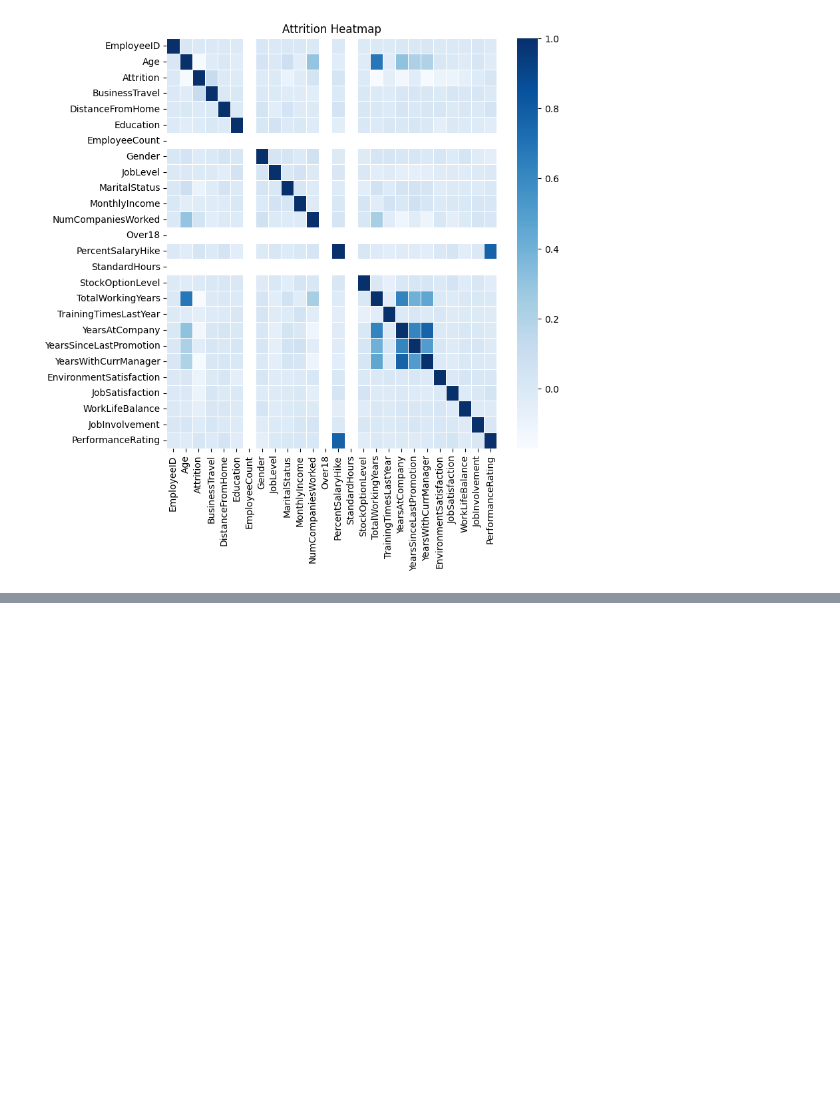
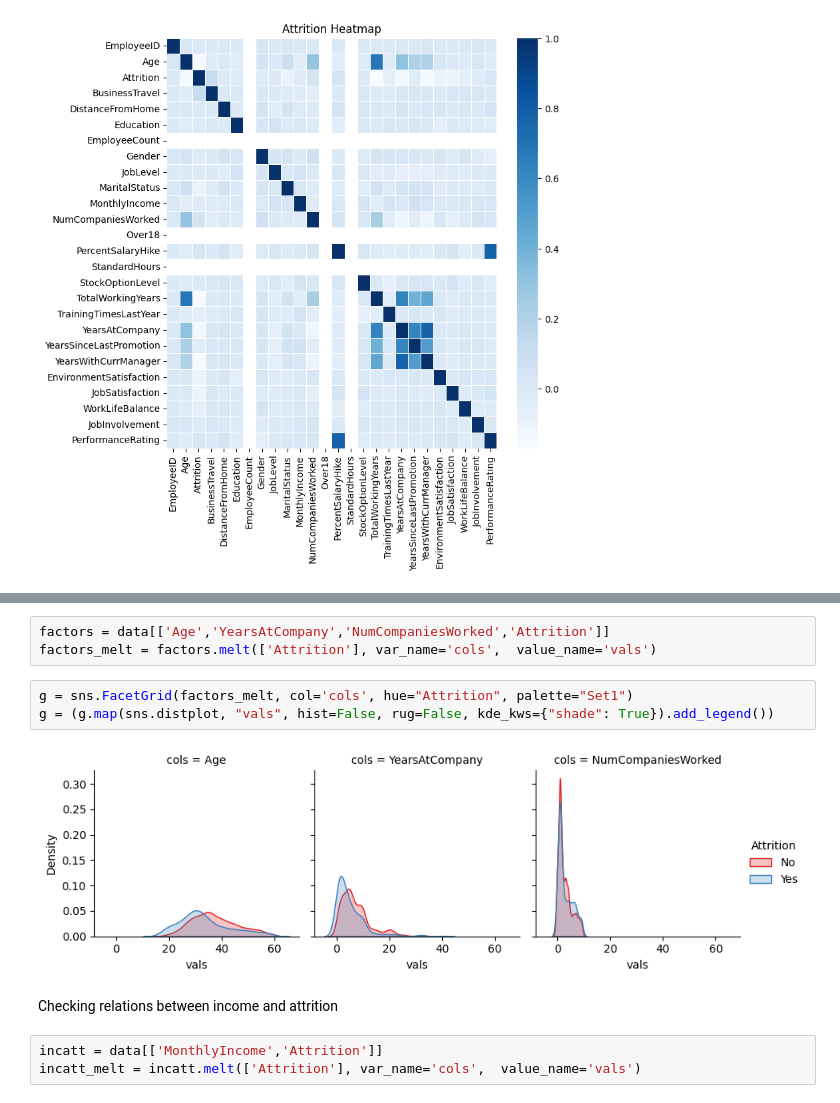
Before and after one commit to krutikacoding/twilearn-ds, a Jupyter notebook: Krutika_Employee_Attrition_Analysis.ipynb, the cells around one changed output, grey strips where cells are left out. Saved outputs shown, nothing was run; the diff lists cells and outputs as text; blank space fills up the shorter version.

```diff
--- a/Krutika_Employee_Attrition_Analysis.ipynb
+++ b/Krutika_Employee_Attrition_Analysis.ipynb
@@ -248,0 +290,13 @@ plt.show()
+# %%
+factors = data[['Age','YearsAtCompany','NumCompaniesWorked','Attrition']]
+factors_melt = factors.melt(['Attrition'], var_name='cols',  value_name='vals')
+# %%
+g = sns.FacetGrid(factors_melt, col='cols', hue="Attrition", palette="Set1")
+g = (g.map(sns.distplot, "vals", hist=False, rug=False, kde_kws={"shade": True}).add_legend())
+# %% [output]
+[figure, added]
+# %% [markdown]
+Checking relations between income and attrition
+# %%
+incatt = data[['MonthlyIncome','Attrition']]
+incatt_melt = incatt.melt(['Attrition'], var_name='cols',  value_name='vals')
```
Also changed, not shown: parts of 14 cells of this notebook.
